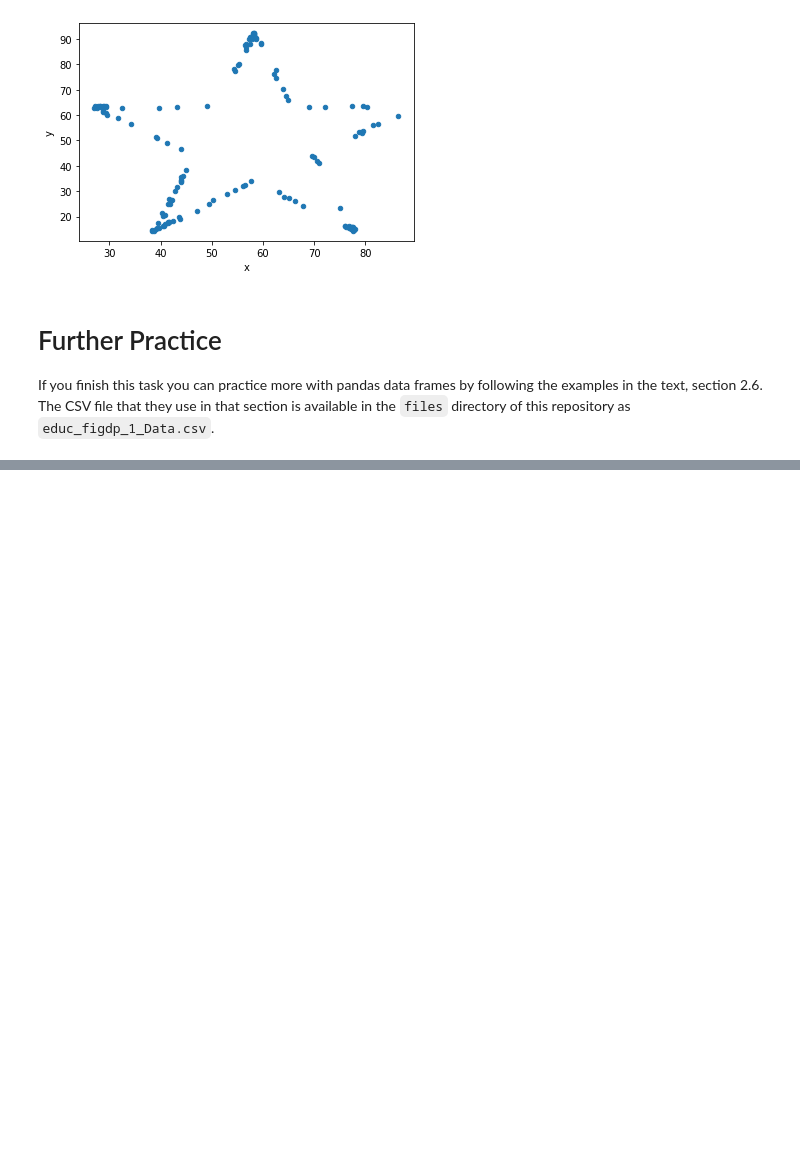
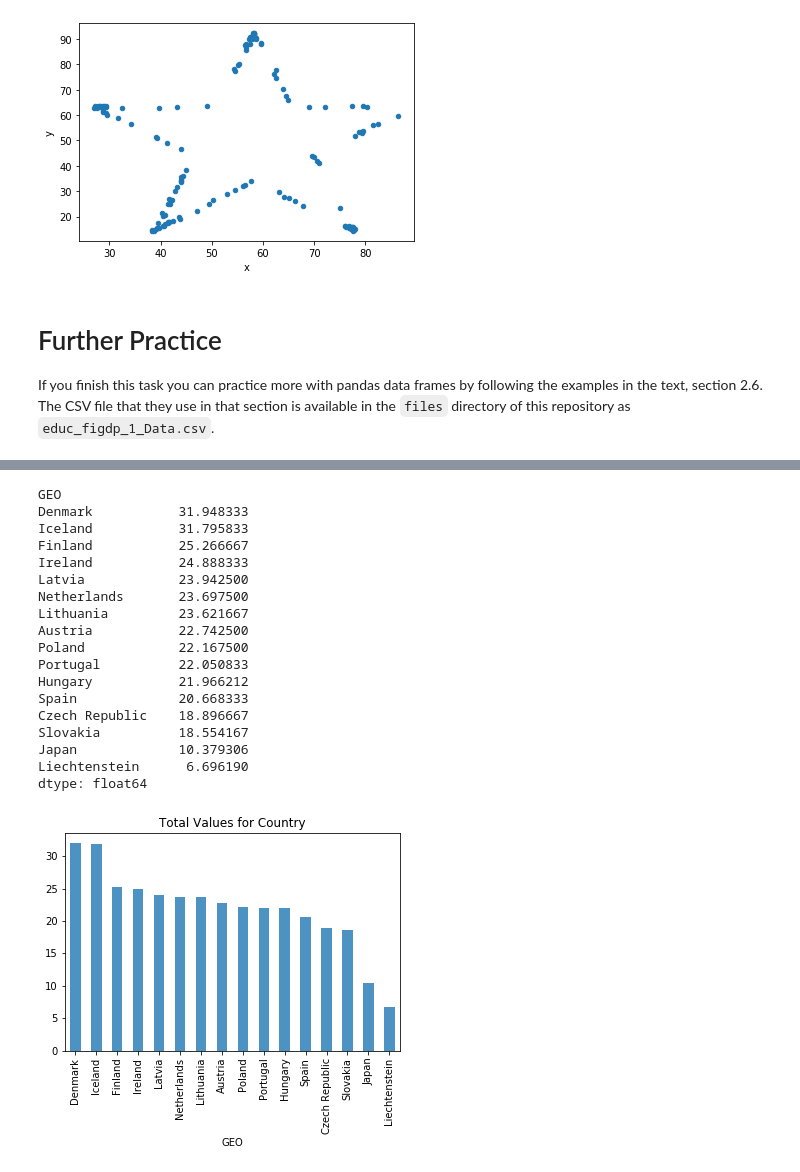
Before and after one commit to BinaryPogs/COMP257-Exercises, a Jupyter notebook: COMP257 Week 2.ipynb, the cells around one changed output, grey strips where cells are left out. Saved outputs shown, nothing was run; the diff lists cells and outputs as text; code cells hidden in the pictures; blank space fills up the shorter version.

```diff
--- a/COMP257 Week 2.ipynb
+++ b/COMP257 Week 2.ipynb
@@ -195,0 +429,11 @@ edufile = 'files/educ_figdp_1_Data.csv'
+# %%
+#Rearranging Data: We can arrange our data using the pivot_table function.
+# Here, we can specify which columns will be the new indexes, the new values and the new columns.
+#Imagine that we want to transform our df to a spreadsheet-like structure with the country names as the index,
+#while the columns will be the years starting from 2006 and the values will be the previous Value column.
+
+filtered_data = edu[edu['TIME']>2005]
+pivedu = pd.pivot_table(filtered_data, values = 'Value',
+                       index = ['GEO'],
+                       columns = ['TIME'])
+pivedu
@@ -195,0 +468,19 @@ edufile = 'files/educ_figdp_1_Data.csv'
+# %%
+#Ranking data We would like to know how each country is ranked by year.
+#First we must clean up previous pivoted table so it only has real countries with real data.
+#To do this, we drop the Euro area entries and shorten the Germany name entry using the rename function,
+#also drop all the rows containing any NaN using dropna
+#Now we perform the ranking using the rank fn. In our case, we use the first method,
+#in which ranks are assigned in the order they appear in the array, avoiding gaps between ranking.
+#These numbers represent their current ranking or standing at the specific year which is measured by the 'value'
+#ascending = False makes it so that the countries with the highest value will be awarded the rank 1.
+
+pivedu = pivedu.drop(['Euro area (13 countries)',
+                     'Euro area (15 countries)',
+                     'European Union (25 countries)',
+                     'European Union (27 countries)',
+                     ],
+                     axis=0)
+pivedu = pivedu.rename(index={'Germany(until 1990 former territory of the FRG)':'Germany'})
+pivedu = pivedu.dropna()
+pivedu.rank(ascending = False, method = 'first').head()
@@ -195,0 +522,34 @@ edufile = 'files/educ_figdp_1_Data.csv'
+# %%
+import matplotlib
+import matplotlib.pyplot as plt
+#Plotting: If we want to plot the accumulated values for each country over the last 6 years,
+#we can take the Series obtained in the previous example and plot it directly by calling the plot fn:
+
+totalSum = pivedu.sum(axis = 1).sort_values(ascending = False)
+totalSum.plot(kind = 'bar', style = 'b', alpha = 0.8, title = 'Total Values for Country')
+totalSum
+
+#If we want highest to lowest, we need to use sort_values to sort the values in the series
+#The parameter style refers to the style properties of the graphic, in our case, the colour b = blue
+#The alpha channel can be modified adding a keyword
+#parameter alpha with a percentage, producing a more translucent plot
+# %% [output]
+GEO
+Denmark           31.948333
+Iceland           31.795833
+Finland           25.266667
+Ireland           24.888333
+Latvia            23.942500
+Netherlands       23.697500
+Lithuania         23.621667
+Austria           22.742500
+Poland            22.167500
+Portugal          22.050833
+Hungary           21.966212
+Spain             20.668333
+Czech Republic    18.896667
+Slovakia          18.554167
+Japan             10.379306
+Liechtenstein      6.696190
+dtype: float64
+[figure, added]
```
Also changed, not shown: parts of 27 cells of this notebook.
